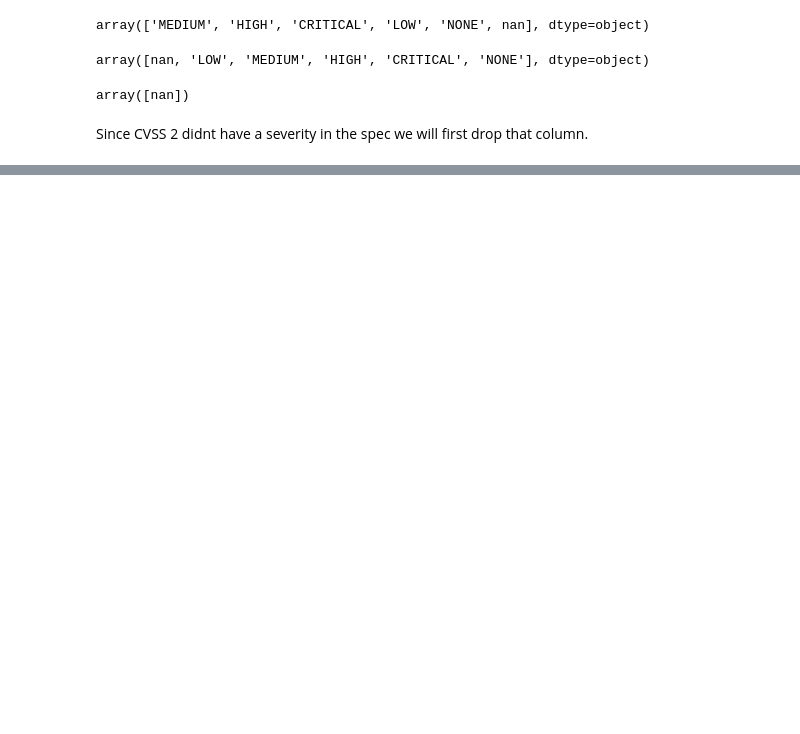
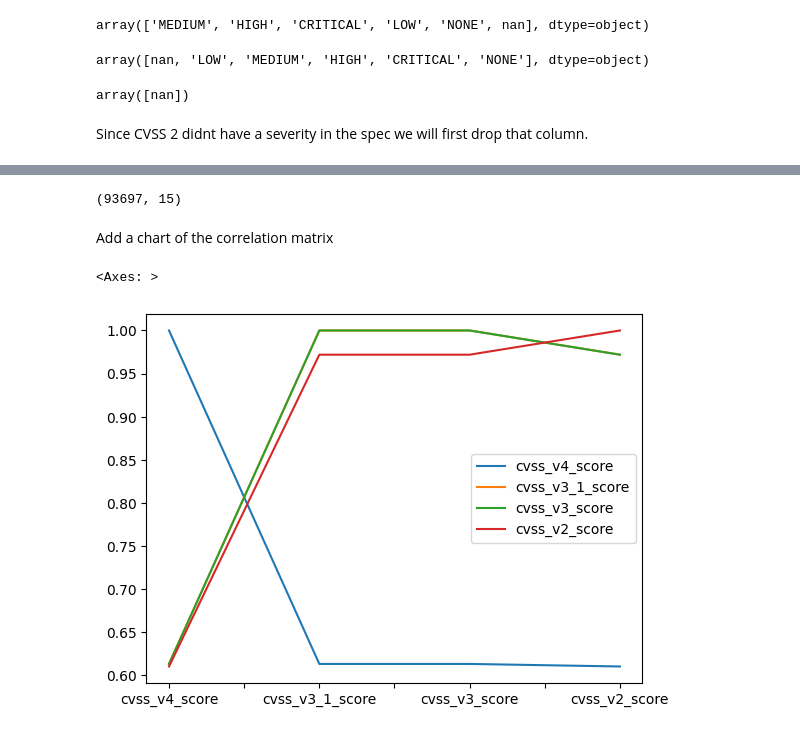
Before and after one commit to ClaytonSnyder/daan881, a Jupyter notebook: Deliverable4/data_cleaning.ipynb, the cells around one changed output, grey strips where cells are left out. Saved outputs shown, nothing was run; the diff lists cells and outputs as text; code cells hidden in the pictures; blank space fills up the shorter version.

```diff
--- a/Deliverable4/data_cleaning.ipynb
+++ b/Deliverable4/data_cleaning.ipynb
@@ -260,2 +345,13 @@ df.head()
 # %%
 df.to_csv("daan881_group4_dataset.cleaned.csv", index=False)
+# %%
+df.shape
+# %% [output]
+(93697, 15)
+# %% [markdown]
+Add a chart of the correlation matrix
+# %%
+correlation_matrix.plot()
+# %% [output]
+<Axes: >
+[figure, added]
```
Also changed, not shown: parts of 14 cells of this notebook, 3 other files.
